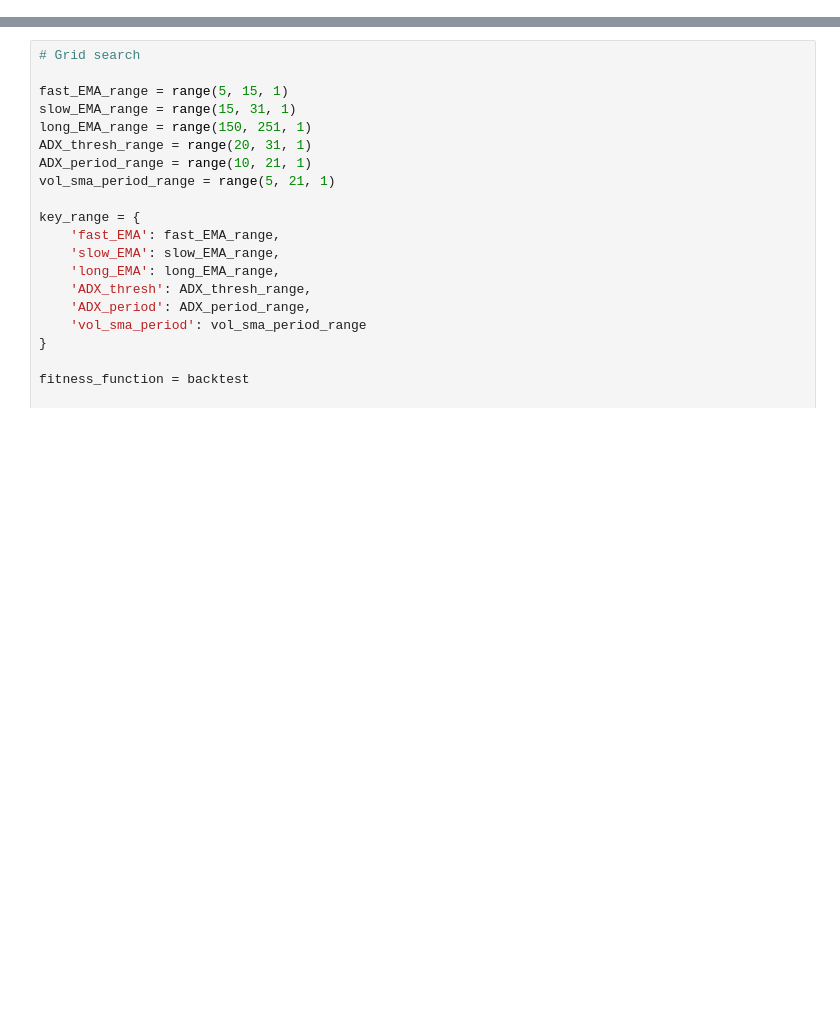
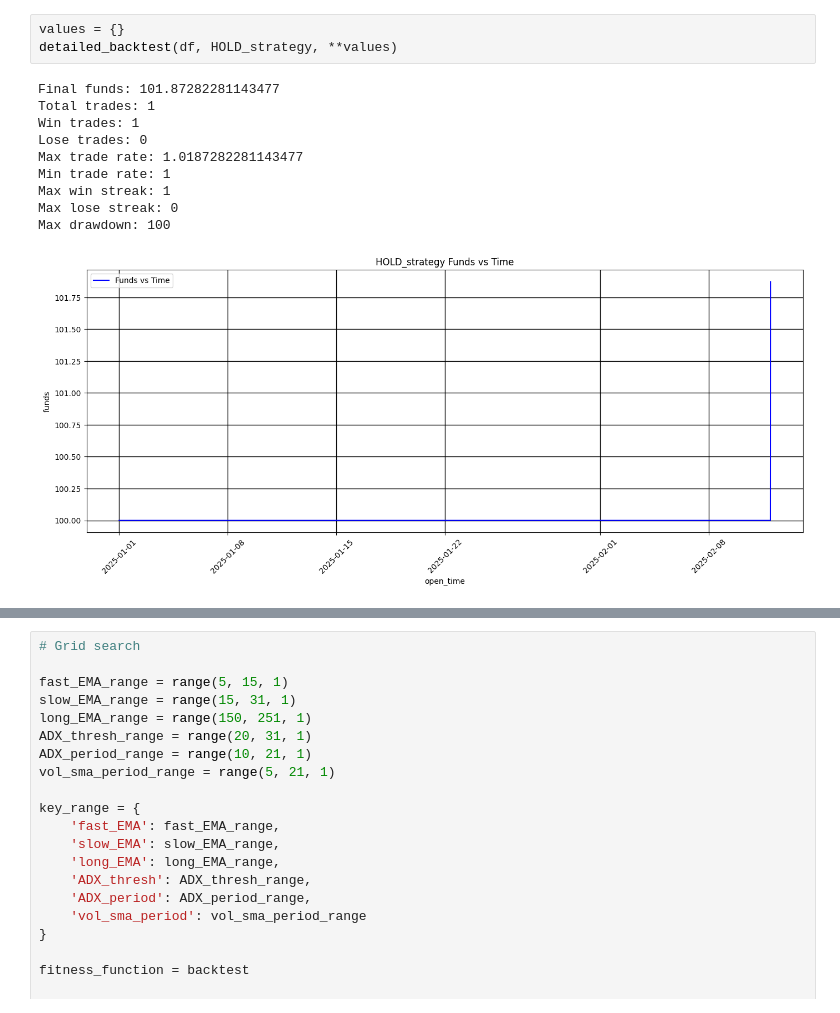
Before and after one commit to Pliperkiller/PhyNancy, a Jupyter notebook: data_analisys/da_param_optimization.ipynb, the cells around one changed output, grey strips where cells are left out. Saved outputs shown, nothing was run; the diff lists cells and outputs as text; blank space fills up the shorter version.

```diff
--- a/data_analisys/da_param_optimization.ipynb
+++ b/data_analisys/da_param_optimization.ipynb
@@ -96,0 +123,14 @@ Best parameters: {'fast_EMA': 11, 'slow_EMA': 24, 'long_EMA': 193, 'ADX_thresh':
+# %%
+values = {}
+detailed_backtest(df, HOLD_strategy, **values)
+# %% [output]
+Final funds: 101.87282281143477
+Total trades: 1
+Win trades: 1
+Lose trades: 0
+Max trade rate: 1.0187282281143477
+Min trade rate: 1
+Max win streak: 1
+Max lose streak: 0
+Max drawdown: 100
+[figure, added]
```
Also changed, not shown: parts of 6 cells of this notebook, 3 other files.
